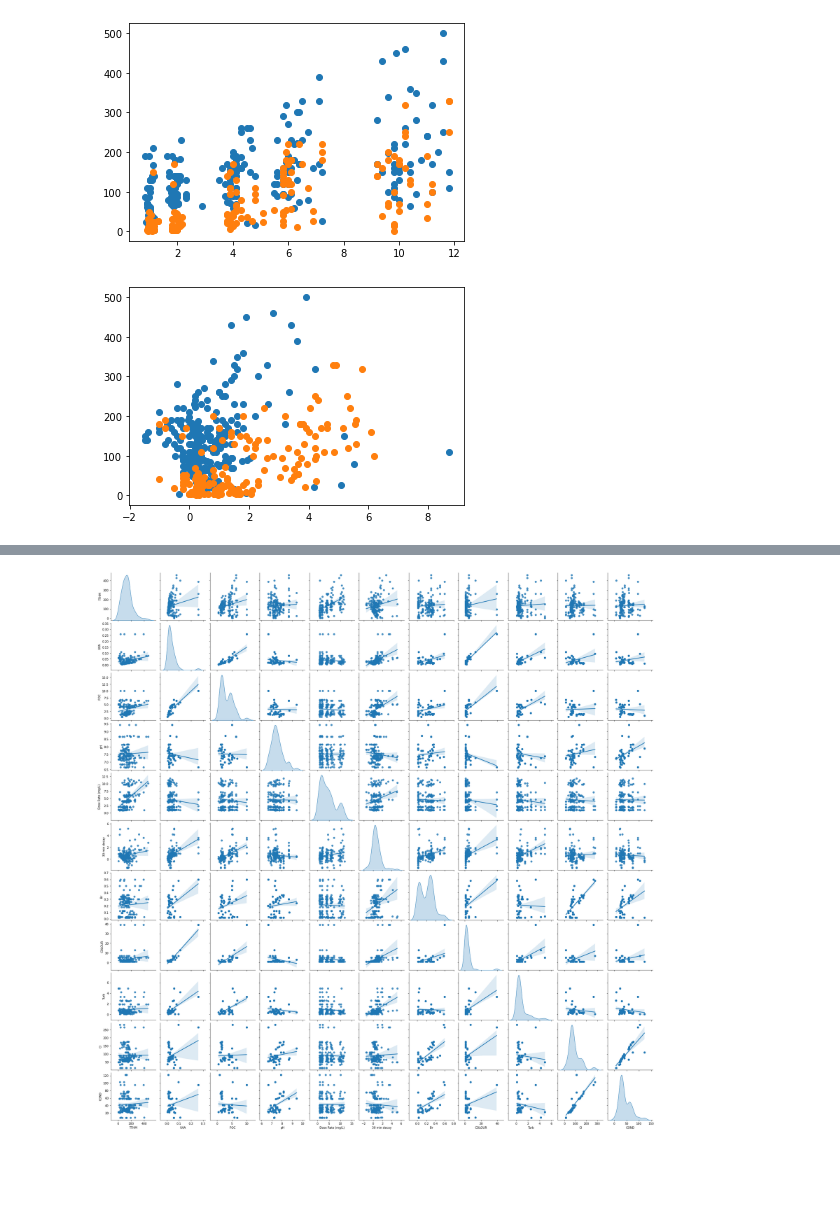
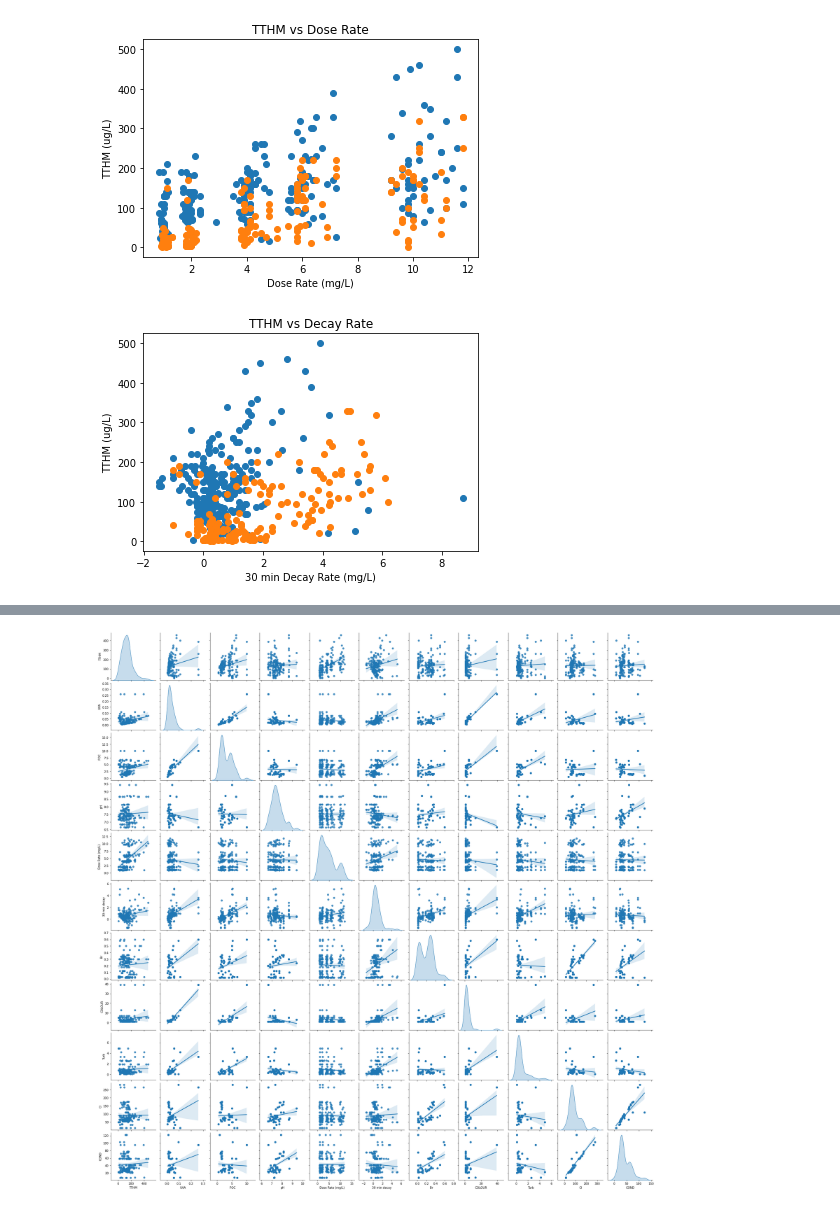
Before and after one commit to JackXinPan/Final-Project, a Jupyter notebook: GW vs SW.ipynb, the cells around one changed output, grey strips where cells are left out. Drawn from its saved outputs; the diff is of its cells as text; code cells hidden in the pictures; blank space fills up the shorter version.

```diff
--- a/GW vs SW.ipynb
+++ b/GW vs SW.ipynb
@@ -57,12 +82,20 @@ GW.describe()
 # %%
+# SW vs GW TTHM/dose rate chart
 plt.scatter(SW["Dose Rate (mg/L)"],SW["TTHM"])
 plt.scatter(GW["Dose Rate (mg/L)"],GW["TTHM"])
+plt.xlabel('Dose Rate (mg/L)')
+plt.ylabel('TTHM (ug/L)')
+plt.title('TTHM vs Dose Rate')
 plt.show()
 # %% [output]
-[figure, old version]
+[figure, new version]
 # %%
+# SW vs GW TTHM/decay rate chart
 plt.scatter(SW["30 min decay"],SW["TTHM"])
 plt.scatter(GW["30 min decay"],GW["TTHM"])
+plt.xlabel('30 min Decay Rate (mg/L)')
+plt.ylabel('TTHM (ug/L)')
+plt.title('TTHM vs Decay Rate')
 plt.show()
 # %% [output]
-[figure, old version]
+[figure, new version]
```
Also changed, not shown: parts of 101 cells of this notebook, 3 other files.
